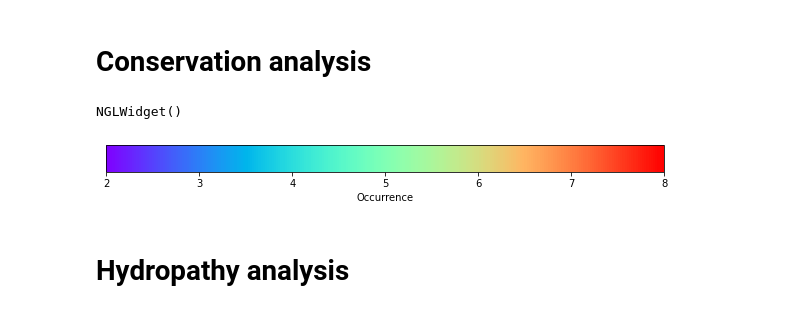
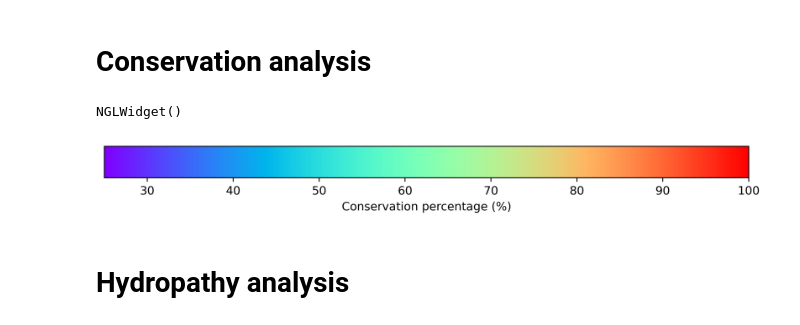
Before and after one commit to LBC-LNBio/pyKVFinder, a Jupyter notebook: examples/conservation-analysis/conservation-analysis.ipynb, the cells around one changed output. Saved outputs shown, nothing was run; the diff lists cells and outputs as text; code cells hidden in the pictures.

Commit message:
Update conservation analysis notebook

```diff
--- a/examples/conservation-analysis/conservation-analysis.ipynb
+++ b/examples/conservation-analysis/conservation-analysis.ipynb
@@ -246,13 +246,13 @@ view
 # %% [output]
 NGLWidget()
 # %%
-# Plot occurence scale
-fig, ax = plt.subplots(figsize=(10, 0.5))
-norm = mpl.colors.Normalize(vmin=noise_cutoff, vmax=occurrence.max())
+# Plot conservation pervcentage scale
+fig, ax = plt.subplots(figsize=(10, 0.5), dpi=500)
+norm = mpl.colors.Normalize(vmin=noise_cutoff / len(pdbs) * 100, vmax=occurrence.max() / len(pdbs) * 100)
 cb1 = mpl.colorbar.ColorbarBase(ax, cmap=plt.get_cmap('rainbow'), norm=norm, orientation='horizontal')
-cb1.set_label(r'Occurrence')
+cb1.set_label(r'Conservation percentage (%)')
 # %% [output]
-[figure, old version]
+[figure, new version]
 # %% [markdown]
 # Hydropathy analysis
 # %%
```
